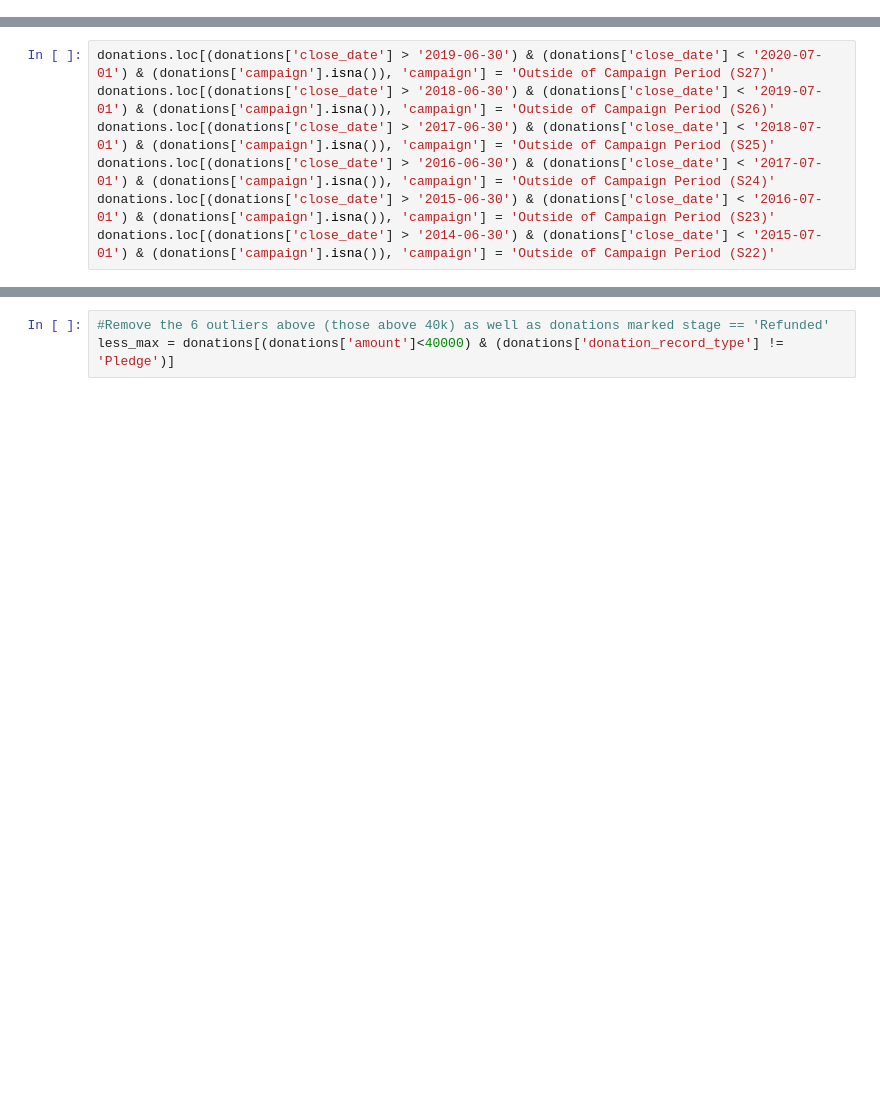
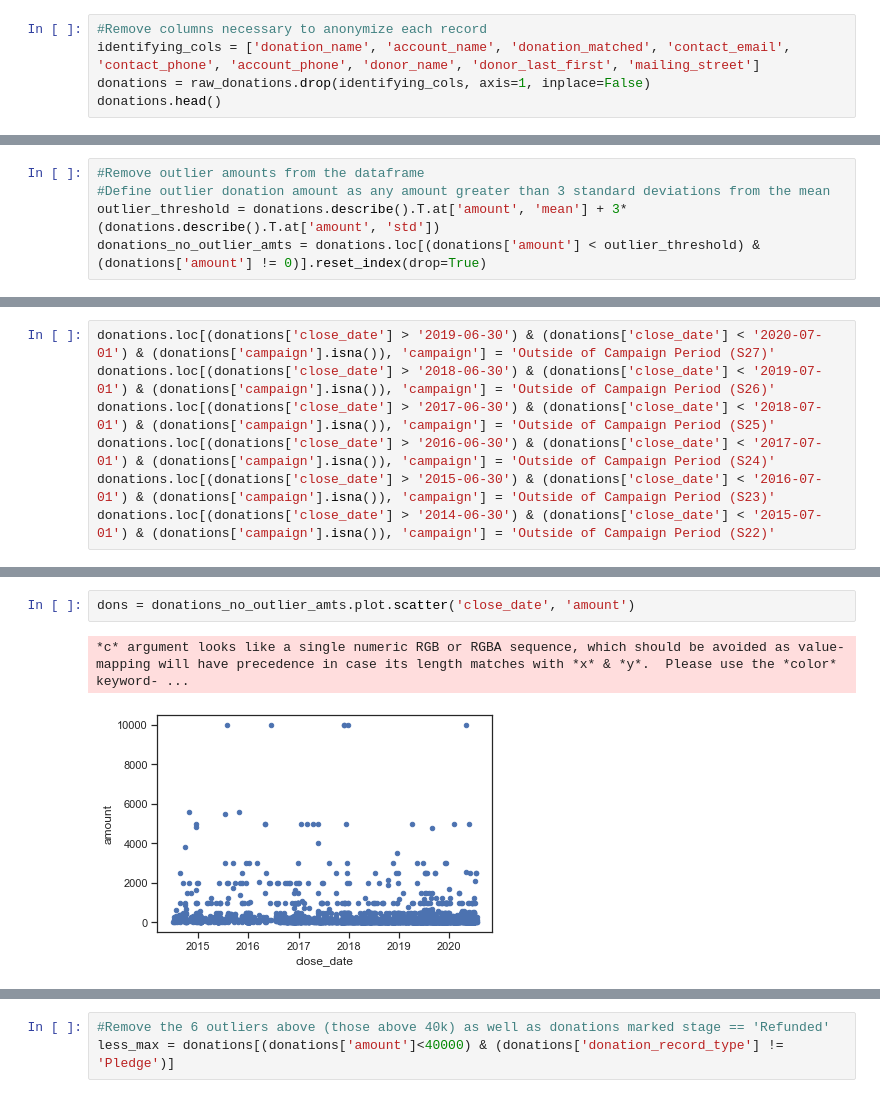
Before and after one commit to GMSmith3/rtp, a Jupyter notebook: RTP_Fundraising_Analytics.ipynb, the cells around one changed output, grey strips where cells are left out. Cells and saved outputs as stored; diff of their text form; blank space fills up the shorter version.

```diff
--- a/RTP_Fundraising_Analytics.ipynb
+++ b/RTP_Fundraising_Analytics.ipynb
@@ -43,0 +101,5 @@ donations.head()
+# %%
+#Remove columns necessary to anonymize each record
+identifying_cols = ['donation_name', 'account_name', 'donation_matched', 'contact_email', 'contact_phone', 'account_phone', 'donor_name', 'donor_last_first', 'mailing_street']
+donations = raw_donations.drop(identifying_cols, axis=1, inplace=False)
+donations.head()
@@ -114,0 +261,5 @@ Address nulls.
+# %%
+#Remove outlier amounts from the dataframe
+#Define outlier donation amount as any amount greater than 3 standard deviations from the mean
+outlier_threshold = donations.describe().T.at['amount', 'mean'] + 3*(donations.describe().T.at['amount', 'std'])
+donations_no_outlier_amts = donations.loc[(donations['amount'] < outlier_threshold) & (donations['amount'] != 0)].reset_index(drop=True)
@@ -186,0 +504,5 @@ dons = donations.plot.scatter('close_date', 'amount')
+# %%
+dons = donations_no_outlier_amts.plot.scatter('close_date', 'amount')
+# %% [output]
+*c* argument looks like a single numeric RGB or RGBA sequence, which should be avoided as value-mapping will have precedence in case its length matches with *x* & *y*.  Please use the *color* keyword- ...
+[figure, added]
```
Also changed, not shown: parts of 234 cells of this notebook.
